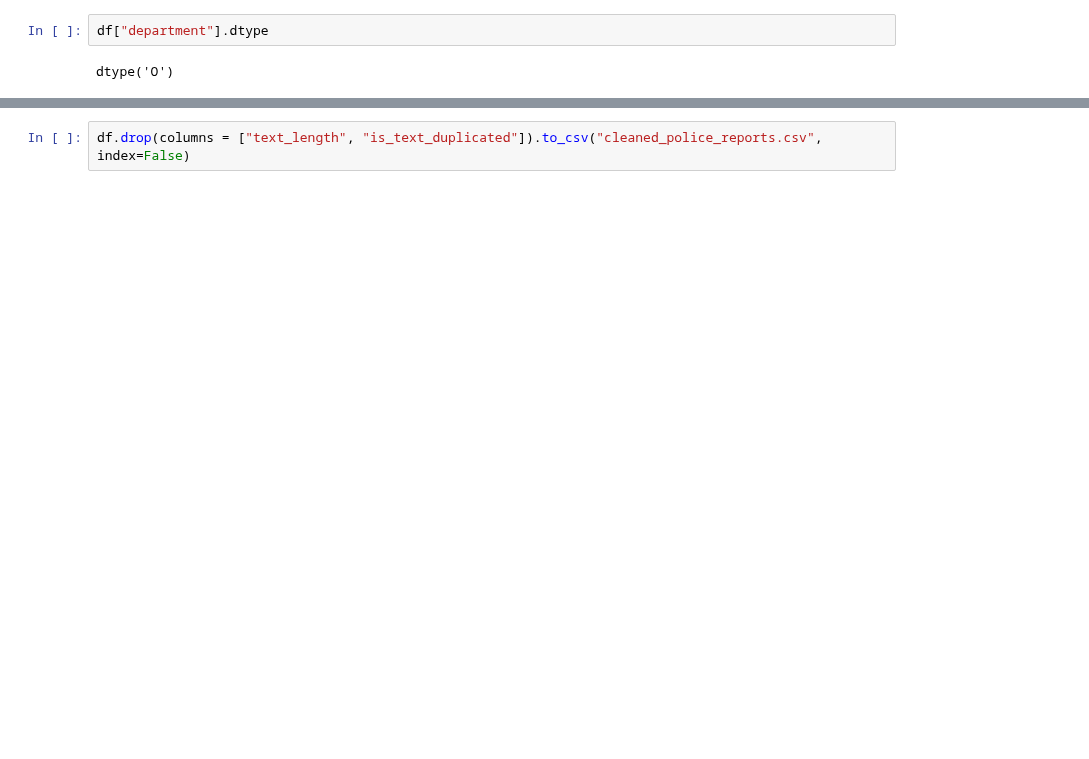
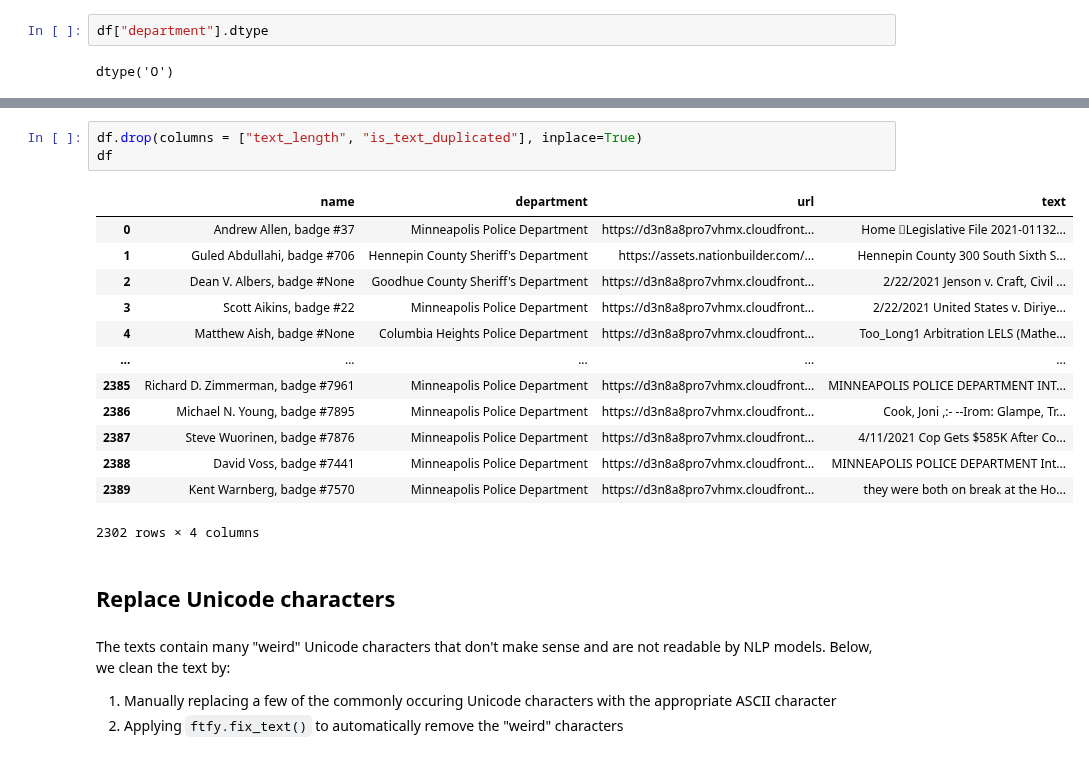
Before and after one commit to mendible/DATA5960-social-good, a Jupyter notebook: data_prep.ipynb, the cells around one changed output, grey strips where cells are left out. Drawn from its saved outputs; the diff is of its cells as text; blank space fills up the shorter version.

```diff
--- a/data_prep.ipynb
+++ b/data_prep.ipynb
@@ -823,4 +832,25 @@ df.head()
 | 3 | Scott Aikins, badge #22 | Minneapolis Police Department | https://d3n8a8pro7vhmx.cloudfront... | 2/22/2021 United States v. Diriye... | 22890 | False |
 | 4 | Matthew Aish, badge #None | Columbia Heights Police Department | https://d3n8a8pro7vhmx.cloudfront... | Too_Long1 Arbitration LELS (Mathe... | 44726 | False |
 # %%
-df.drop(columns = ["text_length", "is_text_duplicated"]).to_csv("cleaned_police_reports.csv", index=False)
+df.drop(columns = ["text_length", "is_text_duplicated"], inplace=True)
+df
+# %% [output]
+|  | name | department | url | text |
+| 0 | Andrew Allen, badge #37 | Minneapolis Police Department | https://d3n8a8pro7vhmx.cloudfront... | Home Legislative File 2021-01132... |
+| 1 | Guled Abdullahi, badge #706 | Hennepin County Sheriff's Department | https://assets.nationbuilder.com/... | Hennepin County 300 South Sixth S... |
+| 2 | Dean V. Albers, badge #None | Goodhue County Sheriff's Department | https://d3n8a8pro7vhmx.cloudfront... | 2/22/2021 Jenson v. Craft, Civil ... |
+| 3 | Scott Aikins, badge #22 | Minneapolis Police Department | https://d3n8a8pro7vhmx.cloudfront... | 2/22/2021 United States v. Diriye... |
+| 4 | Matthew Aish, badge #None | Columbia Heights Police Department | https://d3n8a8pro7vhmx.cloudfront... | Too_Long1 Arbitration LELS (Mathe... |
+| ... | ... | ... | ... | ... |
+| 2385 | Richard D. Zimmerman, badge #7961 | Minneapolis Police Department | https://d3n8a8pro7vhmx.cloudfront... | MINNEAPOLIS POLICE DEPARTMENT INT... |
+| 2386 | Michael N. Young, badge #7895 | Minneapolis Police Department | https://d3n8a8pro7vhmx.cloudfront... | Cook, Joni ,:- --Irom: Glampe, Tr... |
+| 2387 | Steve Wuorinen, badge #7876 | Minneapolis Police Department | https://d3n8a8pro7vhmx.cloudfront... | 4/11/2021 Cop Gets $585K After Co... |
+| 2388 | David Voss, badge #7441 | Minneapolis Police Department | https://d3n8a8pro7vhmx.cloudfront... | MINNEAPOLIS POLICE DEPARTMENT Int... |
+| 2389 | Kent Warnberg, badge #7570 | Minneapolis Police Department | https://d3n8a8pro7vhmx.cloudfront... | they were both on break at the Ho... |
+2302 rows × 4 columns
+# %% [markdown]
+## Replace Unicode characters
+# %% [markdown]
+The texts contain many "weird" Unicode characters that don't make sense and are not readable by NLP models. Below, we clean the text by:
+1. Manually replacing a few of the commonly occuring Unicode characters with the appropriate ASCII character
+2. Applying `ftfy.fix_text()` to automatically remove the "weird" characters
```
Also changed, not shown: parts of 42 cells of this notebook, 18 other files.
